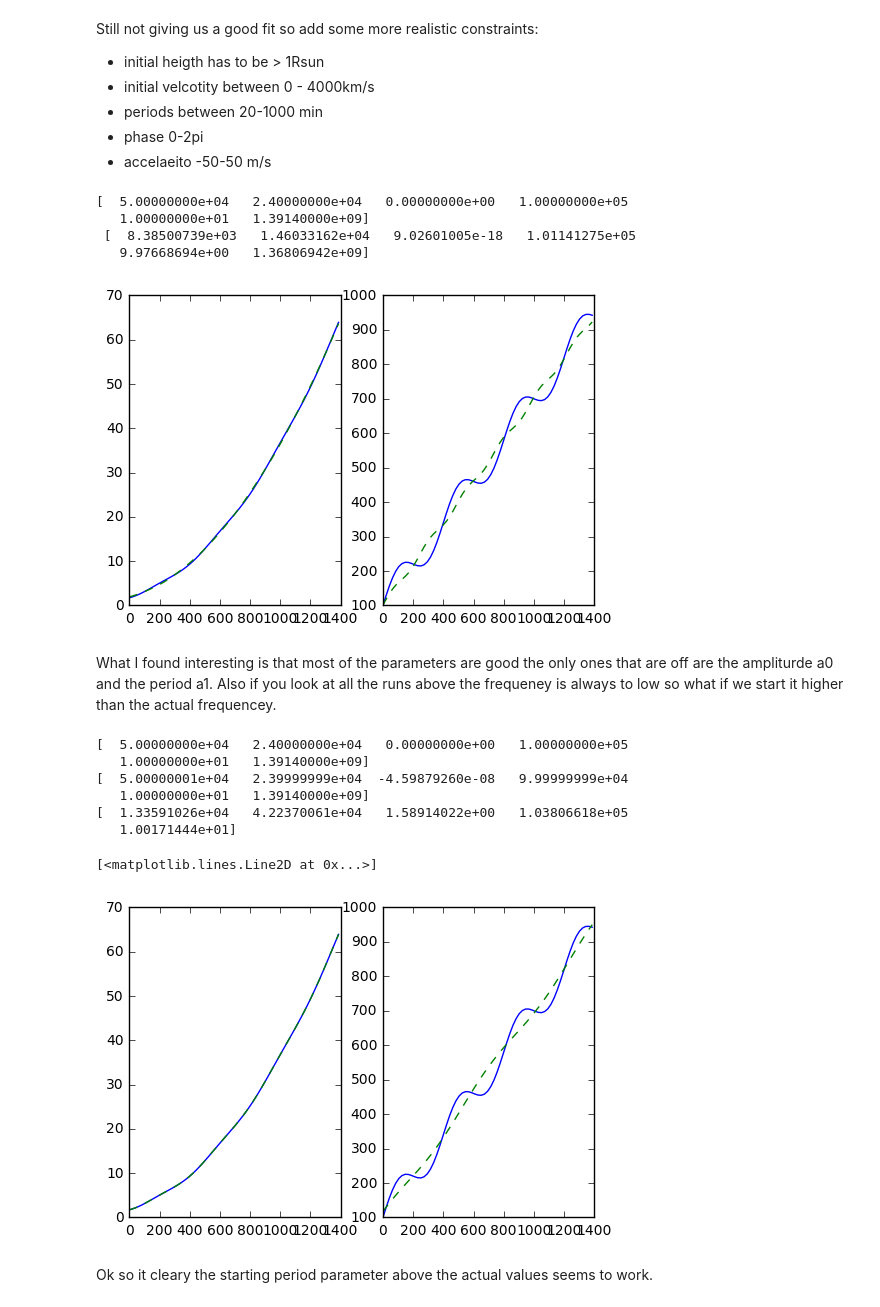
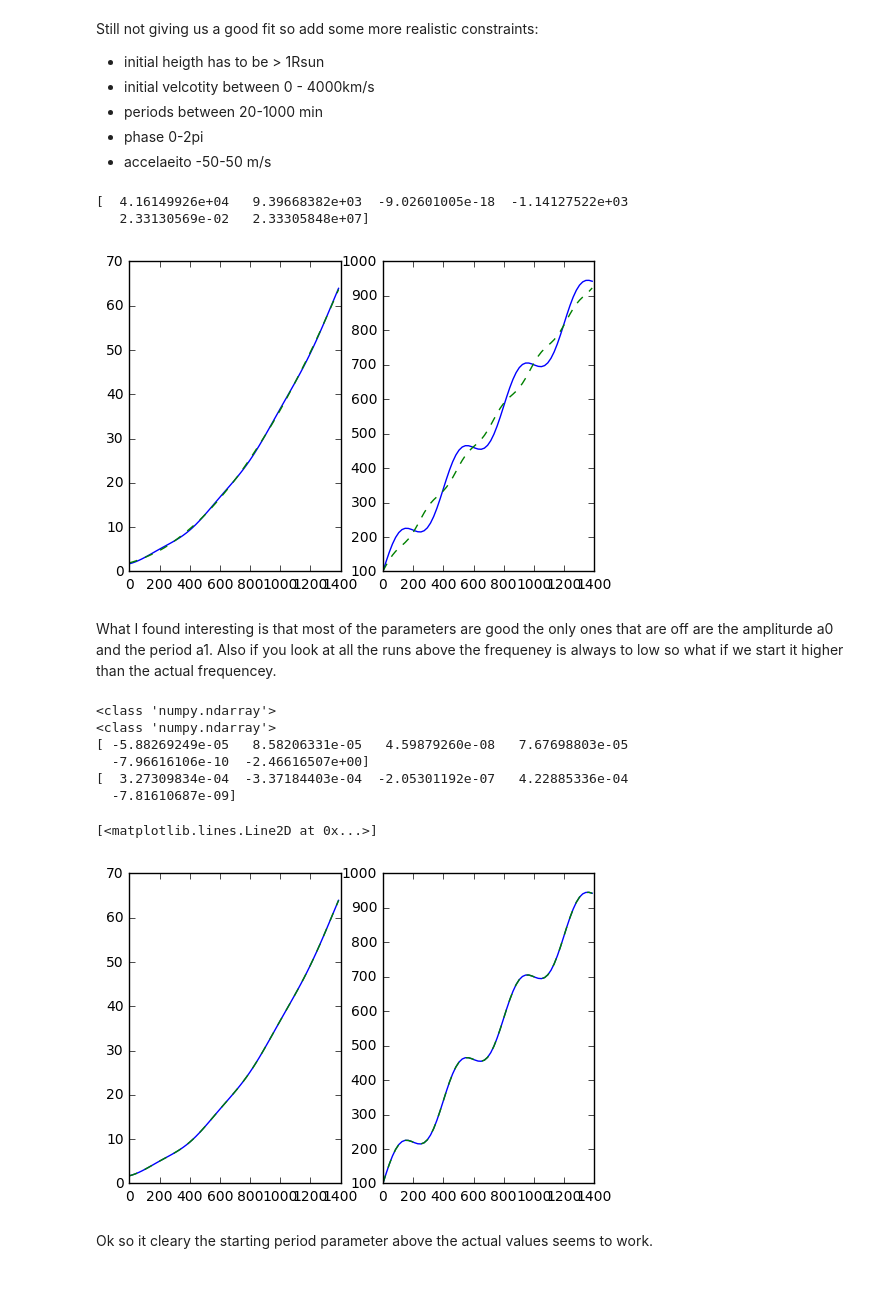
Before and after one commit to speerbetsy/analyzing_cme_speed, a Jupyter notebook: notebooks/oscillating_model_fit.ipynb, the cells around one changed output. Drawn from its saved outputs; the diff is of its cells as text; code cells hidden in the pictures.

```diff
--- a/notebooks/oscillating_model_fit.ipynb
+++ b/notebooks/oscillating_model_fit.ipynb
@@ -129,41 +129,48 @@ ax1.plot(t/60, h_model(t, *popt)/rsun, '--')
 ax2.plot(t/60, v/1e3)
 ax2.plot(t/60, v_model(t, *popt[:-1])/1e3, '--')
 
-print(orig_parms, '\n', popt)
+#print(orig_parms, '\n', popt)
+print(orig_parms-popt)
 # %% [output]
-[  5.00000000e+04   2.40000000e+04   0.00000000e+00   1.00000000e+05
-   1.00000000e+01   1.39140000e+09]
- [  8.38500739e+03   1.46033162e+04   9.02601005e-18   1.01141275e+05
-   9.97668694e+00   1.36806942e+09]
+[  4.16149926e+04   9.39668382e+03  -9.02601005e-18  -1.14127522e+03
+   2.33130569e-02   2.33305848e+07]
 [figure]
 # %% [markdown]
 What I found interesting is that most of the parameters are good the only ones that are off are the ampliturde a0 and the period a1. Also if  you look at all the runs above the frequeney is always to low so what if we start it higher than the actual frequencey.
 # %%
 limits=(np.zeros(5), np.full([5], np.inf))
 
-limits=([10*1e3, 100*60, 0, 1000, -20, 1*rsun], [1000*1e3, 1400*60, 2*np.pi, 4000*1e3, 20, 10*rsun])
+#original limits for this cell
+#limits=([10*1e3, 100*60, 0, 1000, -20, 1*rsun], [1000*1e3, 1400*60, 2*np.pi, 3500*1e3, 20, 10*rsun])
+
+limits=([10*1e3, 100*60, 0, 1000, -20, 1*rsun], [10*1e4, 800*60, 2*np.pi, 3500*1e3, 20, 10*rsun])
 hopt, hcov = optimize.curve_fit(h_model, t, h, p0=[50*1e3, 1000*60, 0, 1e5, 10, 1*rsun])#, bounds=limits)
 
-limits=([10*1e3, 100*60, 0, 1000, -20,], [1000*1e3, 1400*60, 2*np.pi, 4000*1e3, 20])
+#in meters
+limits=([30*1e3, 1, 0, 0, -20], [200*1e3, 500*60, 2*np.pi, 3500*1e3, 30])
 vopt, vcov = optimize.curve_fit(v_model, t, v, p0=[50*1e3, 500*60, 0, 1e5, 10], bounds=limits)
-print(orig_parms)
-print(hopt)
-print(vopt)
+print (type(t))
+print (type(v))
 
+#print(orig_parms)
+#print(hopt)
+#print(vopt)
+print(orig_parms-hopt)
+print(orig_parms[0:5]-vopt)
 
 Fig, (ax1, ax2) = plt.subplots(1,2)
 ax1.plot(t/60, h/rsun)
 ax1.plot(t/60, h_model(t, *hopt)/rsun, '--')
 ax2.plot(t/60, v/1e3)
 ax2.plot(t/60, v_model(t, *vopt)/1e3, '--')
 # %% [output]
-[  5.00000000e+04   2.40000000e+04   0.00000000e+00   1.00000000e+05
-   1.00000000e+01   1.39140000e+09]
-[  5.00000001e+04   2.39999999e+04  -4.59879260e-08   9.99999999e+04
-   1.00000000e+01   1.39140000e+09]
-[  1.33591026e+04   4.22370061e+04   1.58914022e+00   1.03806618e+05
-   1.00171444e+01]
+<class 'numpy.ndarray'>
+<class 'numpy.ndarray'>
+[ -5.88269249e-05   8.58206331e-05   4.59879260e-08   7.67698803e-05
+  -7.96616106e-10  -2.46616507e+00]
+[  3.27309834e-04  -3.37184403e-04  -2.05301192e-07   4.22885336e-04
+  -7.81610687e-09]
 [<matplotlib.lines.Line2D at 0x...>]
-[figure, old version]
+[figure, new version]
 # %% [markdown]
 Ok so it cleary the starting period parameter above the actual values seems to work.
```
Also changed, not shown: 2 other files.
